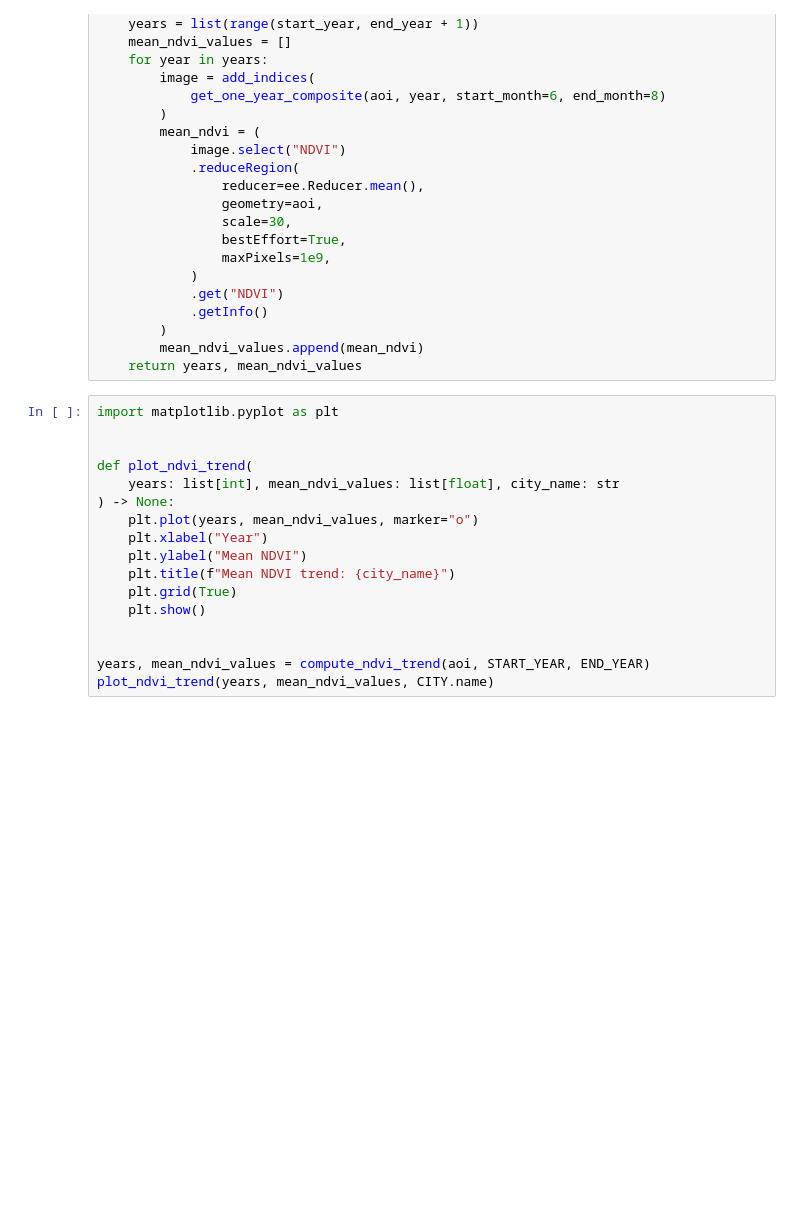
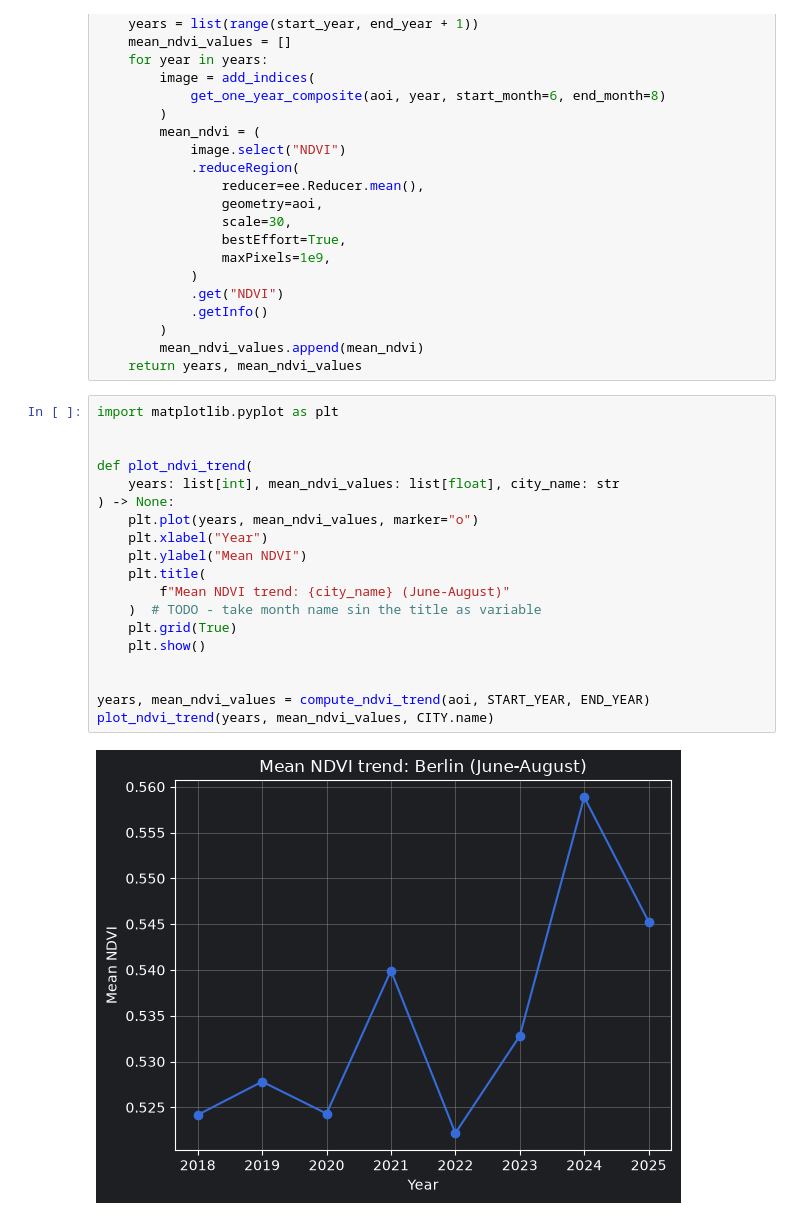
Before and after one commit to satvik007vk/city_landscape_change, a Jupyter notebook: src/visualise/visualise.ipynb, the cells around one changed output. Drawn from its saved outputs; the diff is of its cells as text; blank space fills up the shorter version.

Commit message:
refactor:  add months name in map. Add map visualisation as a function

```diff
--- a/src/visualise/visualise.ipynb
+++ b/src/visualise/visualise.ipynb
@@ -72,17 +77,21 @@ def compute_ndvi_trend(
 # %%
 import matplotlib.pyplot as plt
 
 
 def plot_ndvi_trend(
     years: list[int], mean_ndvi_values: list[float], city_name: str
 ) -> None:
     plt.plot(years, mean_ndvi_values, marker="o")
     plt.xlabel("Year")
     plt.ylabel("Mean NDVI")
-    plt.title(f"Mean NDVI trend: {city_name}")
+    plt.title(
+        f"Mean NDVI trend: {city_name} (June-August)"
+    )  # TODO - take month name sin the title as variable
     plt.grid(True)
     plt.show()
 
 
 years, mean_ndvi_values = compute_ndvi_trend(aoi, START_YEAR, END_YEAR)
 plot_ndvi_trend(years, mean_ndvi_values, CITY.name)
+# %% [output]
+[figure, added]
```
Also changed, not shown: parts of 2 cells of this notebook.
